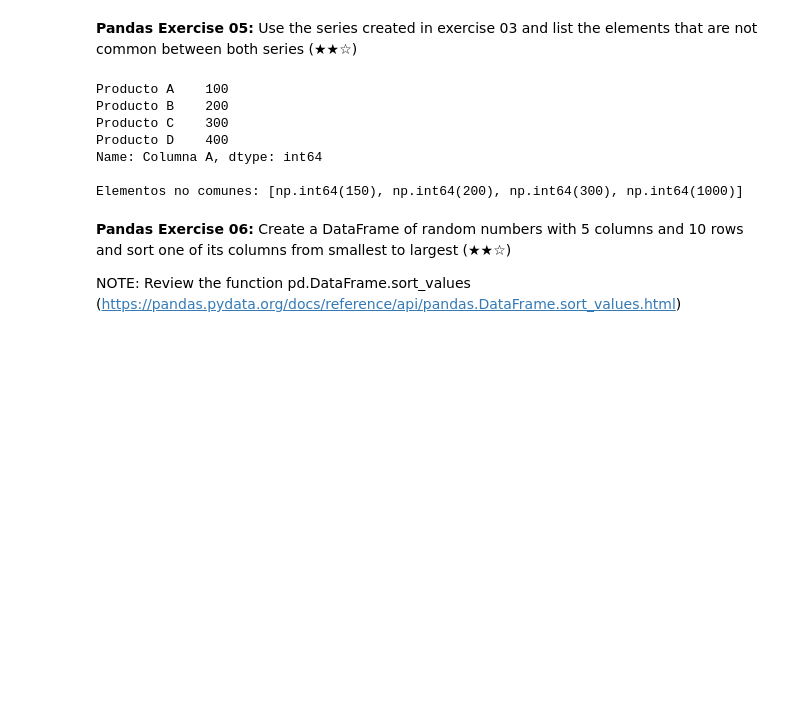
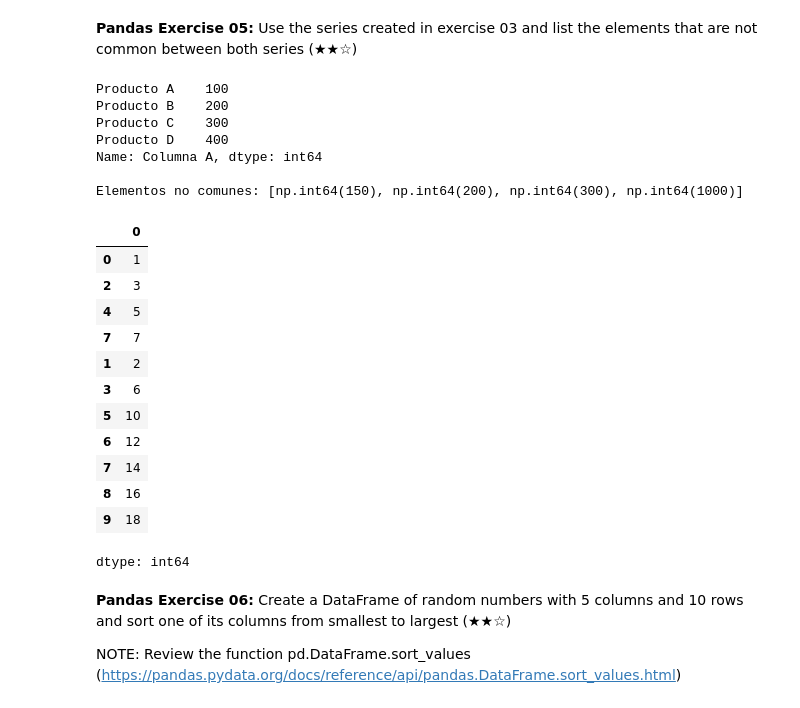
Before and after one commit to S4qk/Btp-Data-Science, a Jupyter notebook: Only_Pandas.ipynb, the cells around one changed output. Drawn from its saved outputs; the diff is of its cells as text; code cells hidden in the pictures; blank space fills up the shorter version.

```diff
--- a/Only_Pandas.ipynb
+++ b/Only_Pandas.ipynb
@@ -428,33 +428,57 @@ for valor in serie_uno.values:
     if valor not in unicos_serie1:
         unicos_serie1.append(valor)
 
 unicos_serie2 = []
 for valor in serie_2.values:
     if valor not in unicos_serie2:
         unicos_serie2.append(valor)
 
 # Encontrar elementos no comunes
 no_comunes = []
 for valor in unicos_serie1:
     if valor not in unicos_serie2:
         no_comunes.append(valor)
 
 for valor in unicos_serie2:
     if valor not in unicos_serie1:
         no_comunes.append(valor)
 
 # Ordenar resultados
 no_comunes.sort()
 
 print("\nElementos no comunes:", no_comunes)
+
+# Alternative:
+
+# Two new series
+z1 = pd.Series([1,8,3,0,5,20,4,7])
+z2 = pd.Series([0,2,4,6,8,10,12,14,16,18,20])
+
+# Elements not in common
+mask1 = z1[~z1.isin(z2)]
+mask2 = z2[~z2.isin(z1)]
+pd.concat([mask1, mask2], names='Notcommon')
 # %% [output]
 Producto A    100
 Producto B    200
 Producto C    300
 Producto D    400
 Name: Columna A, dtype: int64
 
 Elementos no comunes: [np.int64(150), np.int64(200), np.int64(300), np.int64(1000)]
+|  | 0 |
+| 0 | 1 |
+| 2 | 3 |
+| 4 | 5 |
+| 7 | 7 |
+| 1 | 2 |
+| 3 | 6 |
+| 5 | 10 |
+| 6 | 12 |
+| 7 | 14 |
+| 8 | 16 |
+| 9 | 18 |
+dtype: int64
 # %% [markdown]
 **Pandas Exercise 06:** Create a DataFrame of random numbers with 5 columns and 10 rows and sort one of its columns from smallest to largest (★★☆)
 
```
Also changed, not shown: parts of 1 cell of this notebook.
